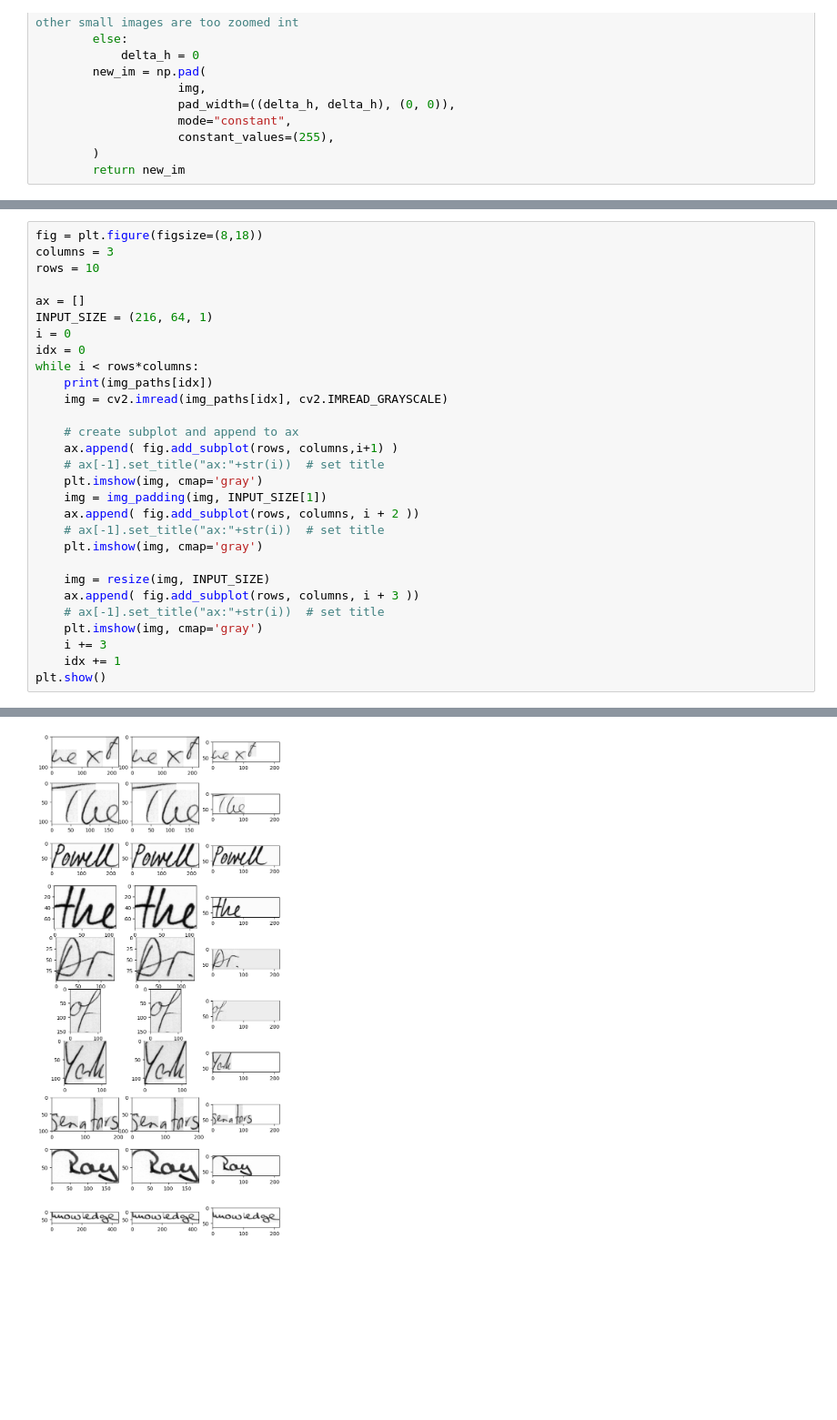
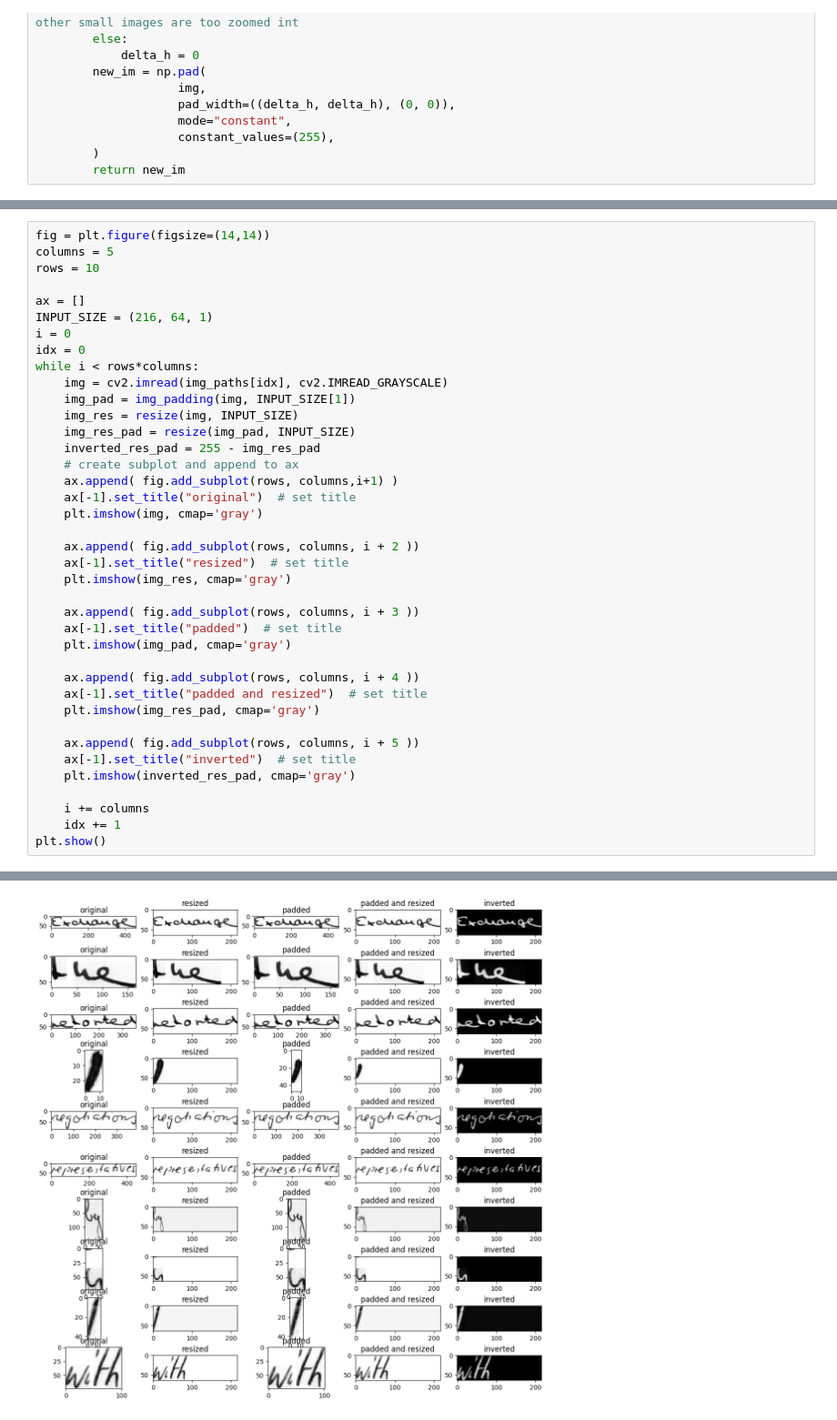
Before and after one commit to Lisa-dk/self-supervised-htr, a Jupyter notebook: small_experiments/preproc_steps.ipynb, the cells around one changed output, grey strips where cells are left out. Shown at 91% size. Cells and saved outputs as stored; diff of their text form; blank space fills up the shorter version.

```diff
--- a/small_experiments/preproc_steps.ipynb
+++ b/small_experiments/preproc_steps.ipynb
@@ -55,6 +55,6 @@ img_paths
 # %%
-fig = plt.figure(figsize=(8,18))
-columns = 3
+fig = plt.figure(figsize=(14,14))
+columns = 5
 rows = 10
 
 ax = []
@@ -62,23 +62,33 @@ INPUT_SIZE = (216, 64, 1)
 i = 0
 idx = 0
 while i < rows*columns:
-    print(img_paths[idx])
     img = cv2.imread(img_paths[idx], cv2.IMREAD_GRAYSCALE)
-
+    img_pad = img_padding(img, INPUT_SIZE[1])
+    img_res = resize(img, INPUT_SIZE)
+    img_res_pad = resize(img_pad, INPUT_SIZE)
+    inverted_res_pad = 255 - img_res_pad
     # create subplot and append to ax
     ax.append( fig.add_subplot(rows, columns,i+1) )
-    # ax[-1].set_title("ax:"+str(i))  # set title
-    plt.imshow(img, cmap='gray')
-    img = img_padding(img, INPUT_SIZE[1])
-    ax.append( fig.add_subplot(rows, columns, i + 2 ))
-    # ax[-1].set_title("ax:"+str(i))  # set title
+    ax[-1].set_title("original")  # set title
     plt.imshow(img, cmap='gray')
 
-    img = resize(img, INPUT_SIZE)
+    ax.append( fig.add_subplot(rows, columns, i + 2 ))
+    ax[-1].set_title("resized")  # set title
+    plt.imshow(img_res, cmap='gray')
+
     ax.append( fig.add_subplot(rows, columns, i + 3 ))
-    # ax[-1].set_title("ax:"+str(i))  # set title
-    plt.imshow(img, cmap='gray')
-    i += 3
+    ax[-1].set_title("padded")  # set title
+    plt.imshow(img_pad, cmap='gray')
+
+    ax.append( fig.add_subplot(rows, columns, i + 4 ))
+    ax[-1].set_title("padded and resized")  # set title
+    plt.imshow(img_res_pad, cmap='gray')
+
+    ax.append( fig.add_subplot(rows, columns, i + 5 ))
+    ax[-1].set_title("inverted")  # set title
+    plt.imshow(inverted_res_pad, cmap='gray')
+
+    i += columns
     idx += 1
 plt.show()
 # %% [output]
@@ -104,3 +104,3 @@ plt.show()
 1.15625
-[figure, old version]
+[figure, new version]
 # %%
```
Also changed, not shown: parts of 3 cells of this notebook, 7 other files.
